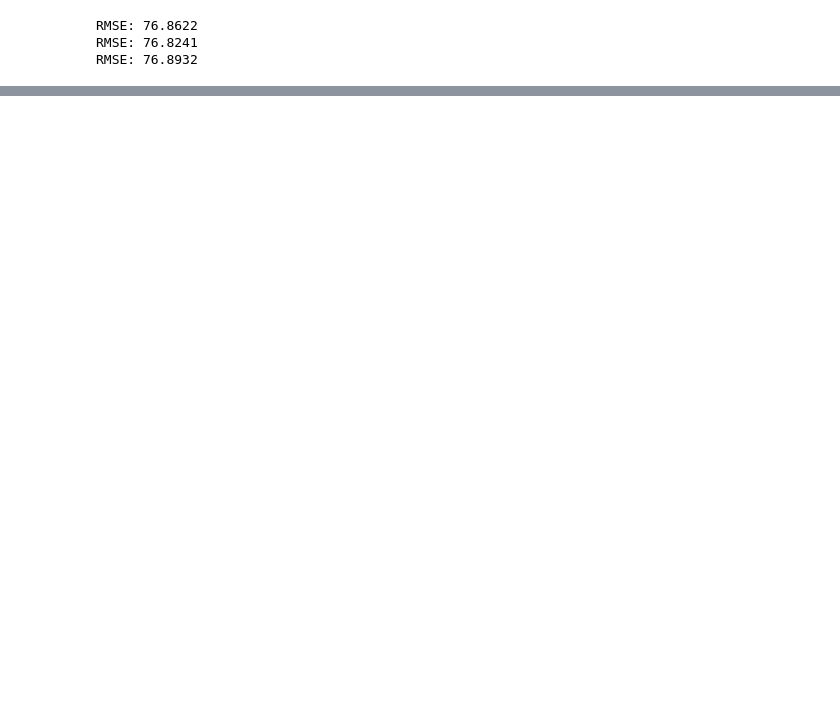
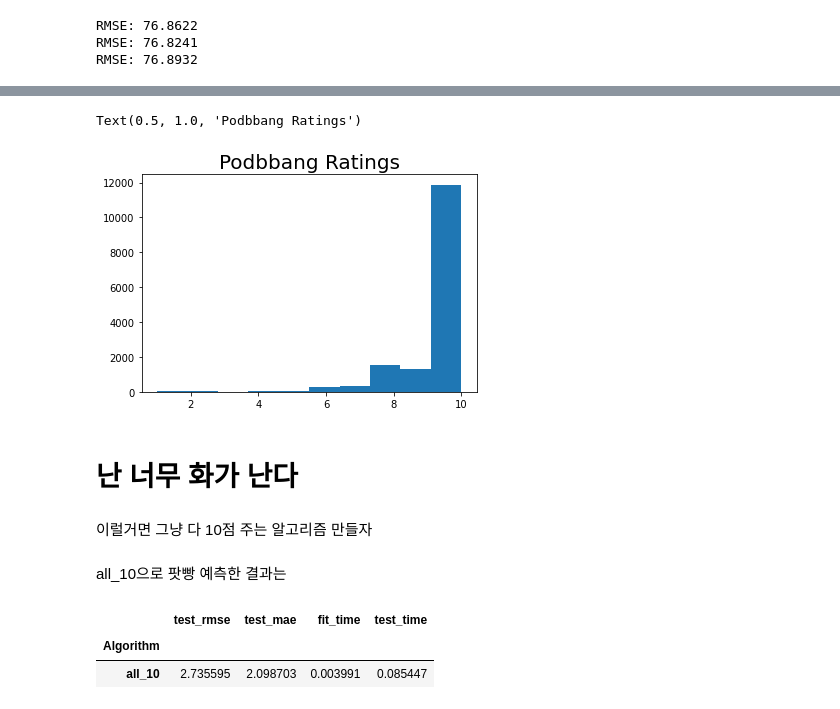
Before and after one commit to dataitgirls4/team_3, a Jupyter notebook: Recommendation_System.ipynb, the cells around one changed output, grey strips where cells are left out. Saved outputs shown, nothing was run; the diff lists cells and outputs as text; code cells hidden in the pictures; blank space fills up the shorter version.

```diff
--- a/Recommendation_System.ipynb
+++ b/Recommendation_System.ipynb
@@ -825,0 +901,10 @@ RMSE: 1.4184
+# %%
+plt.hist(all_review['new_rating'], bins = 10)
+plt.title("Podbbang Ratings", fontsize = 20)
+# %% [output]
+Text(0.5, 1.0, 'Podbbang Ratings')
+[figure, added]
+# %% [markdown]
+# 난 너무 화가 난다
+# %% [markdown]
+이럴거면 그냥 다 10점 주는 알고리즘 만들자
@@ -825,0 +927,19 @@ RMSE: 1.4184
+# %% [markdown]
+all_10으로 팟빵 예측한 결과는
+# %%
+calc = []
+# Perform cross validation
+algorithm = all_10()
+results = cross_validate(algorithm, data, measures=['RMSE', 'MAE'], cv=3, verbose=False)
+
+# Get results & append algorithm name
+tmp = pd.DataFrame.from_dict(results).mean(axis=0)
+tmp = tmp.append(pd.Series([str(algorithm).split(' ')[0].split('.')[-1]], index=['Algorithm']))
+calc.append(tmp)
+
+pod_all_10 = pd.DataFrame(calc).set_index('Algorithm').sort_values('test_rmse')
+pod_all_10
+# %% [output]
+|  | test_rmse | test_mae | fit_time | test_time |
+| Algorithm |  |  |  |  |
+| all_10 | 2.735595 | 2.098703 | 0.003991 | 0.085447 |
```
Also changed, not shown: parts of 85 cells of this notebook.
